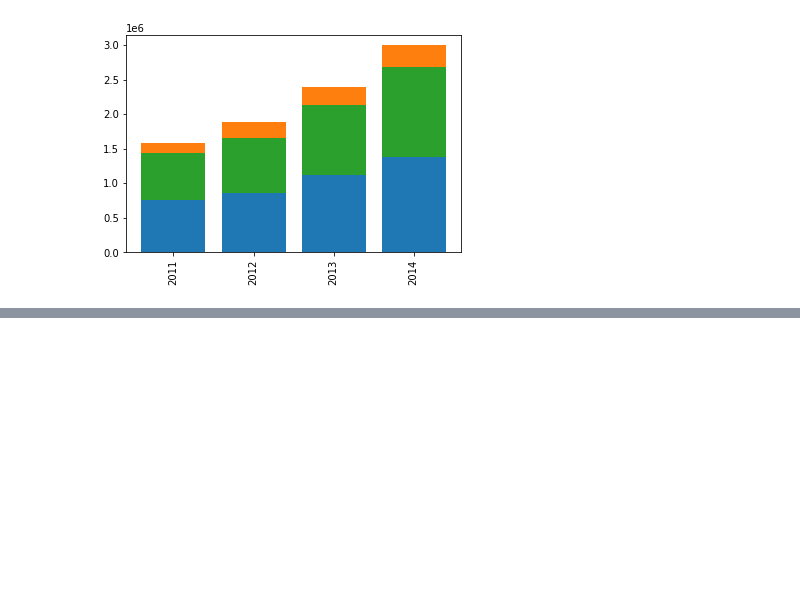
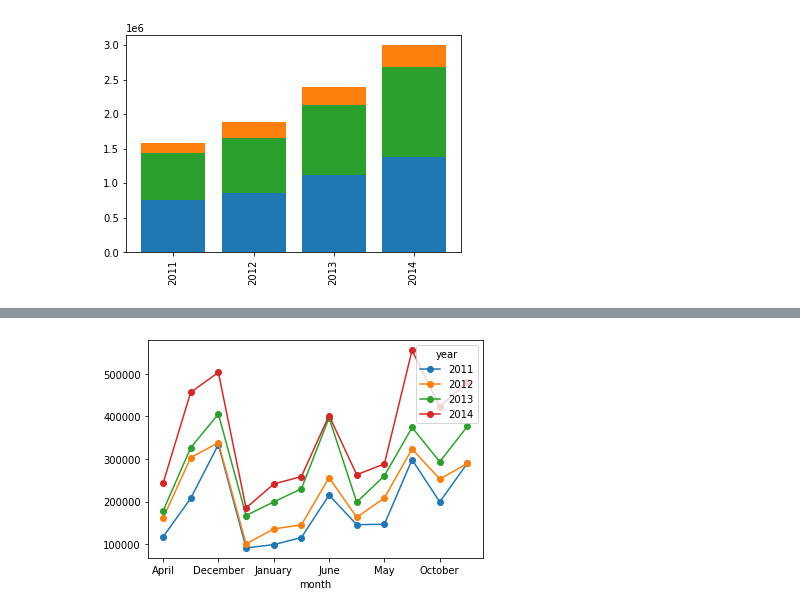
Before and after one commit to NarenderSinghRana/datasets, a Jupyter notebook: superstore_sales.ipynb, the cells around one changed output, grey strips where cells are left out. Saved outputs shown, nothing was run; the diff lists cells and outputs as text; code cells hidden in the pictures; blank space fills up the shorter version.

```diff
--- a/superstore_sales.ipynb
+++ b/superstore_sales.ipynb
@@ -231,0 +235,3 @@ plt.show()
+# %%
+#df['month'] = df['order_date'].dt.month
+df['month']=df['order_date'].dt.month_name()
@@ -231,0 +248,5 @@ plt.show()
+# %%
+dfp=df.groupby(['year','month']).agg({'sales':'sum'}).reset_index()
+# %%
+dfp1=pd.pivot_table(dfp,columns=['year'],index=['month'],values='sales',aggfunc=sum).reset_index()
+dfp1
@@ -231,0 +267,5 @@ plt.show()
+# %%
+dfp1.plot(x='month', y=[2011,2012,2013,2014], marker='o')
+plt.show()
+# %% [output]
+[figure, added]
```
Also changed, not shown: parts of 11 cells of this notebook.
